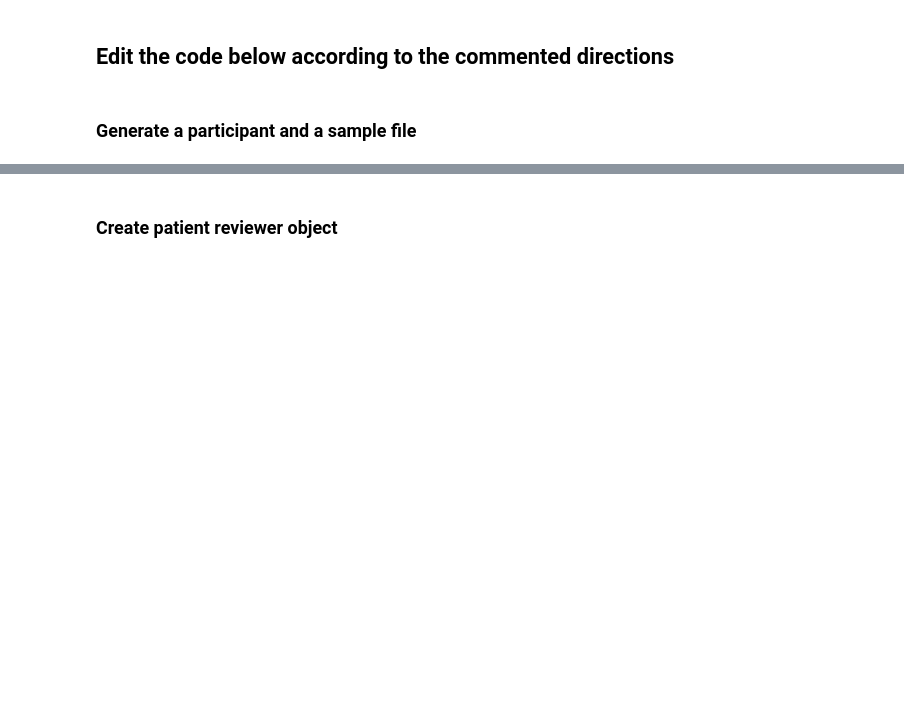
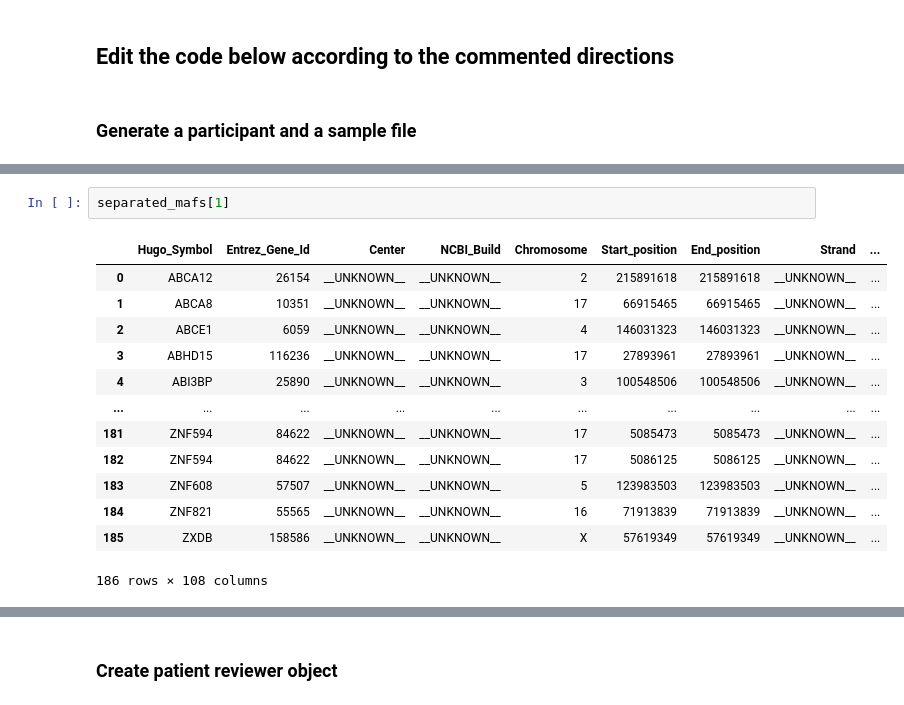
Before and after one commit to getzlab/AnnoMate, a Jupyter notebook: JupyterReviewer/Reviewers/UserPatientReviewer.ipynb, the cells around one changed output, grey strips where cells are left out. Drawn from its saved outputs; the diff is of its cells as text; blank space fills up the shorter version.

```diff
--- a/JupyterReviewer/Reviewers/UserPatientReviewer.ipynb
+++ b/JupyterReviewer/Reviewers/UserPatientReviewer.ipynb
@@ -26,0 +78,16 @@ samples_df, participants_df = collect_data(
+# %%
+separated_mafs[1]
+# %% [output]
+|  | Hugo_Symbol | Entrez_Gene_Id | Center | NCBI_Build | Chromosome | Start_position | End_position | Strand | ... |
+| 0 | ABCA12 | 26154 | __UNKNOWN__ | __UNKNOWN__ | 2 | 215891618 | 215891618 | __UNKNOWN__ | ... |
+| 1 | ABCA8 | 10351 | __UNKNOWN__ | __UNKNOWN__ | 17 | 66915465 | 66915465 | __UNKNOWN__ | ... |
+| 2 | ABCE1 | 6059 | __UNKNOWN__ | __UNKNOWN__ | 4 | 146031323 | 146031323 | __UNKNOWN__ | ... |
+| 3 | ABHD15 | 116236 | __UNKNOWN__ | __UNKNOWN__ | 17 | 27893961 | 27893961 | __UNKNOWN__ | ... |
+| 4 | ABI3BP | 25890 | __UNKNOWN__ | __UNKNOWN__ | 3 | 100548506 | 100548506 | __UNKNOWN__ | ... |
+| ... | ... | ... | ... | ... | ... | ... | ... | ... | ... |
+| 181 | ZNF594 | 84622 | __UNKNOWN__ | __UNKNOWN__ | 17 | 5085473 | 5085473 | __UNKNOWN__ | ... |
+| 182 | ZNF594 | 84622 | __UNKNOWN__ | __UNKNOWN__ | 17 | 5086125 | 5086125 | __UNKNOWN__ | ... |
+| 183 | ZNF608 | 57507 | __UNKNOWN__ | __UNKNOWN__ | 5 | 123983503 | 123983503 | __UNKNOWN__ | ... |
+| 184 | ZNF821 | 55565 | __UNKNOWN__ | __UNKNOWN__ | 16 | 71913839 | 71913839 | __UNKNOWN__ | ... |
+| 185 | ZXDB | 158586 | __UNKNOWN__ | __UNKNOWN__ | X | 57619349 | 57619349 | __UNKNOWN__ | ... |
+186 rows × 108 columns
```
Also changed, not shown: parts of 8 cells of this notebook, 4 other files.
